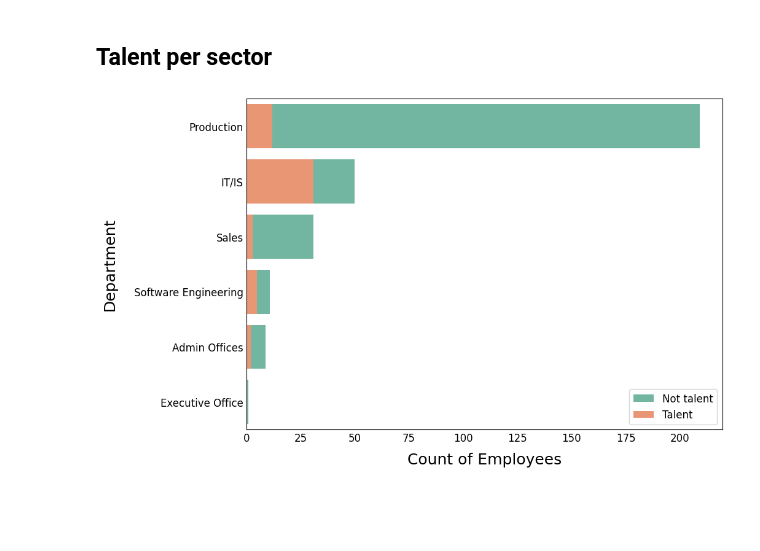
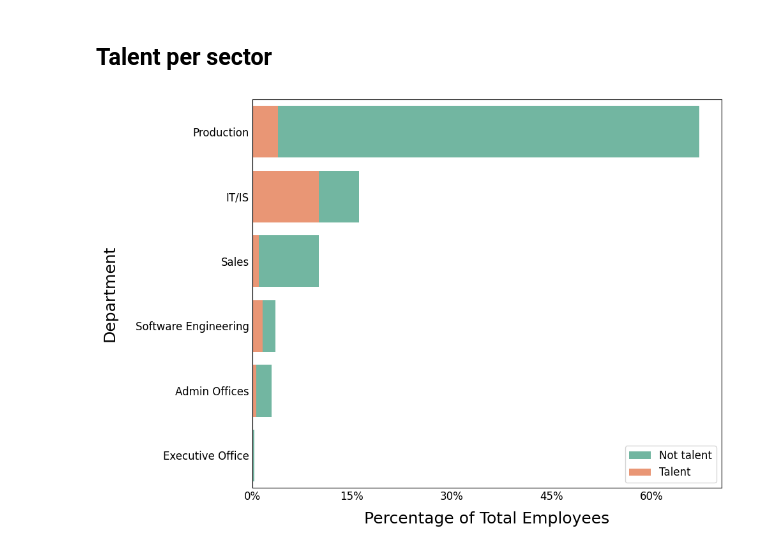
Before and after one commit to DovydasVe/HR_analytics_protecting_talent, a Jupyter notebook: Talent_analysis.ipynb, the cells around one changed output. Cells and saved outputs as stored; diff of their text form; code cells hidden in the pictures; blank space fills up the shorter version.

Commit message:
Producing graphs

```diff
--- a/Talent_analysis.ipynb
+++ b/Talent_analysis.ipynb
@@ -122,33 +122,33 @@ plt.show()
 # %% [markdown]
 ## Talent per sector
 # %%
-df["Department"] = df["Department"].astype(str).str.strip()
+total_employees = len(df)
+ct = pd.crosstab(df["Department"], df["is_talent"]).fillna(0)
 
-ct = pd.crosstab(df["Department"], df["is_talent"])
-
-counts = ct.fillna(0)
-counts["Total"] = counts[0] + counts[1]
-counts = counts[counts["Total"] > 0].sort_values("Total", ascending=False)
+counts_pct = (ct / total_employees) * 100
+counts_pct["Total"] = counts_pct[0] + counts_pct[1]
+counts_pct = counts_pct[counts_pct["Total"] > 0].sort_values("Total", ascending=False)
 
 palette = sns.color_palette("Set2", n_colors=2)
 
 plt.figure(figsize=(10, 7))
 
-sns.barplot(x=counts["Total"], y=counts.index, color=palette[0], label="Not talent")
-sns.barplot(x=counts[1], y=counts.index, color=palette[1], label="Talent")
+sns.barplot(x=counts_pct["Total"], y=counts_pct.index, color=palette[0], label="Not talent")
+sns.barplot(x=counts_pct[1], y=counts_pct.index, color=palette[1], label="Talent")
 
 ax = plt.gca()
-ax.xaxis.set_major_locator(ticker.MultipleLocator(25))
-ax.xaxis.set_major_formatter(ticker.StrMethodFormatter("{x:.0f}"))
+ax.xaxis.set_major_formatter(ticker.StrMethodFormatter("{x:.0f}%"))
+ax.xaxis.set_major_locator(ticker.MultipleLocator(15))
 
 ax.grid(False)
 ax.tick_params(axis="y", length=0, labelsize=12)
 ax.tick_params(axis="x", length=0, labelsize=12)
 
-plt.xlabel("Count of Employees", fontsize=18, labelpad=10)
+plt.xlabel("Percentage of Total Employees", fontsize=18, labelpad=10)
 plt.ylabel("Department", fontsize=18, labelpad=20)
 
 plt.legend(loc="lower right", fontsize=12)
+plt.tight_layout()
 plt.show()
 # %% [output]
-[figure, old version]
+[figure, new version]
```
Also changed, not shown: parts of 2 cells of this notebook, 2 other files.
